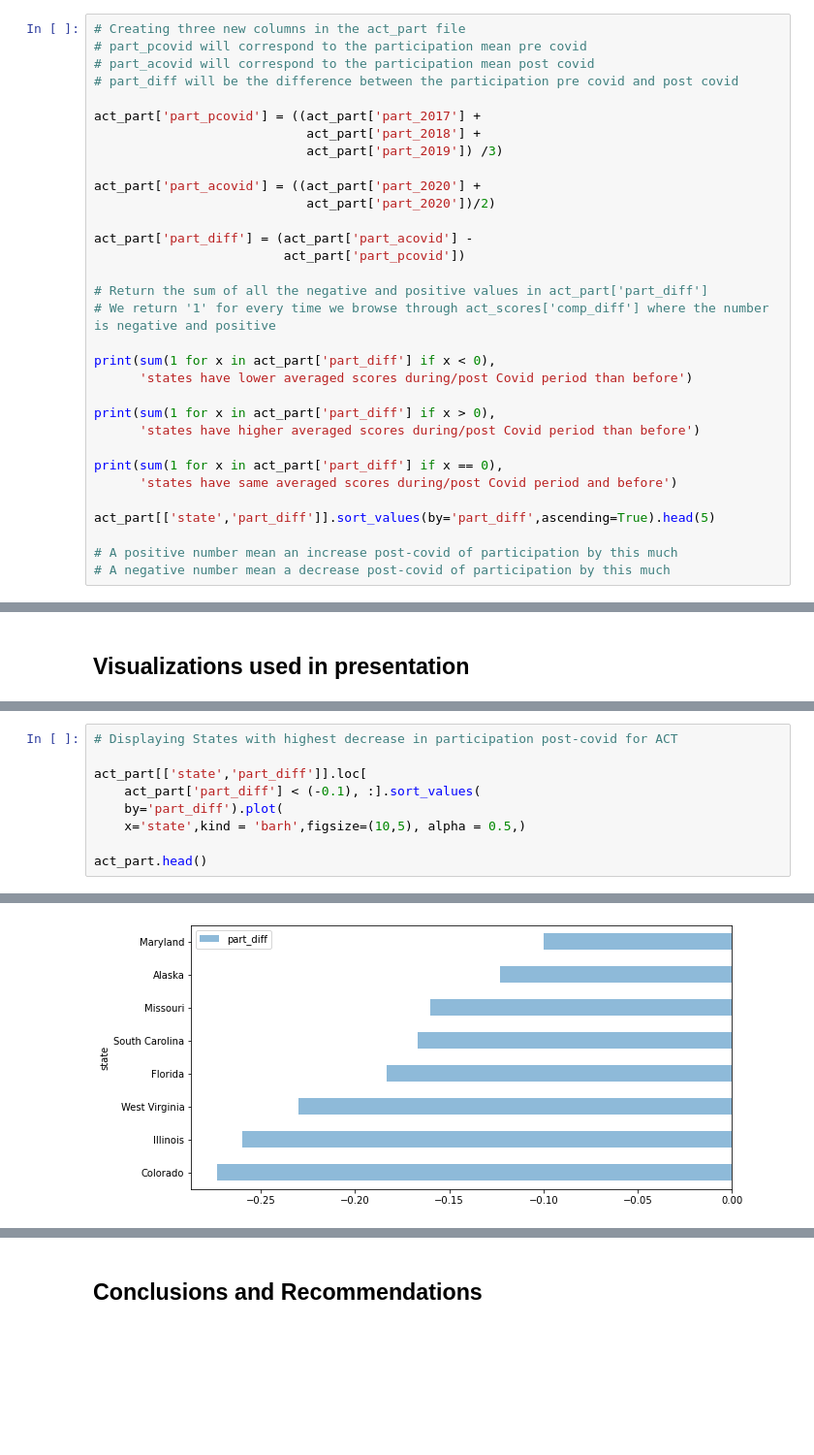
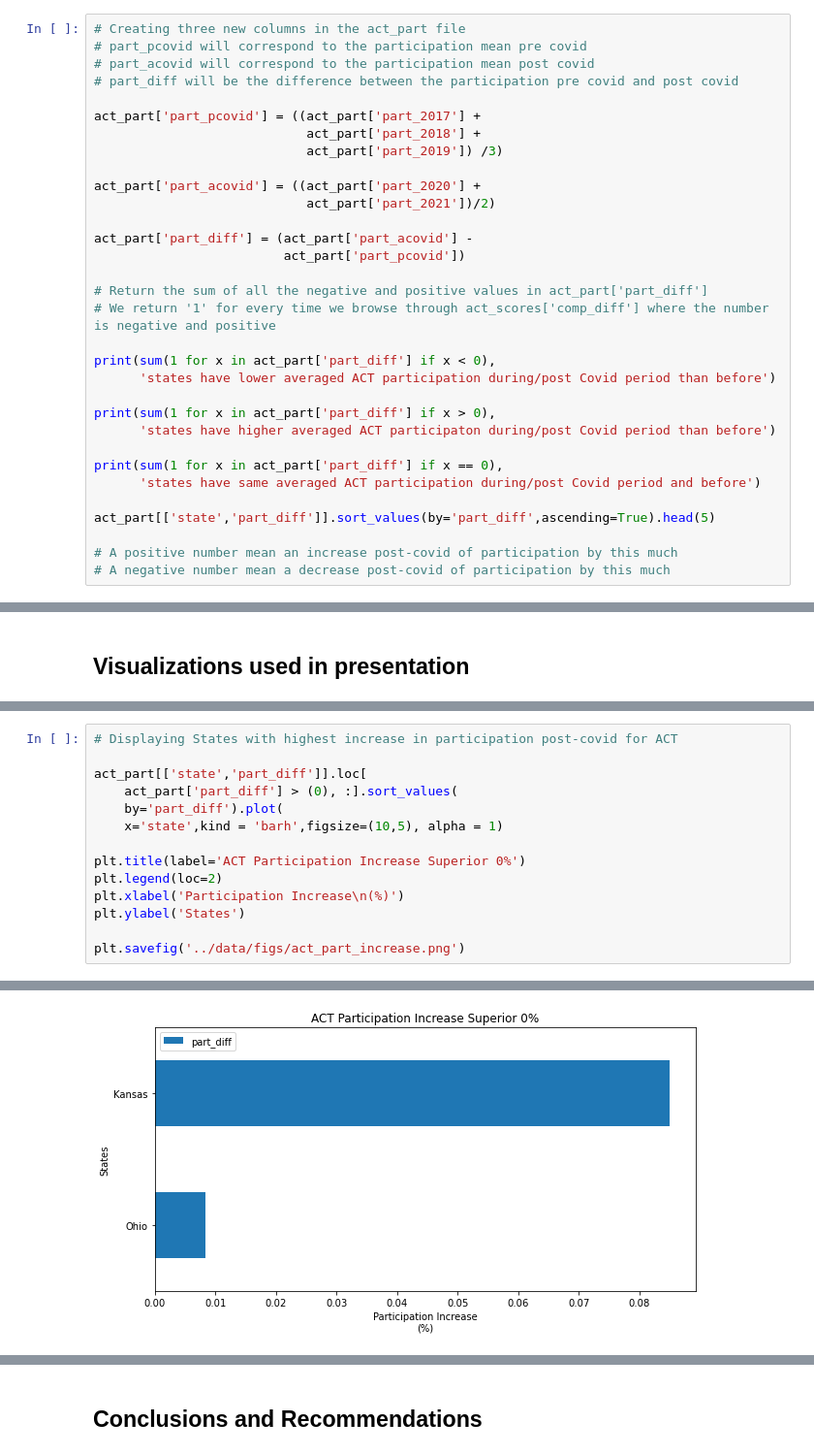
Before and after one commit to FlorianCombelles/GA_DSI33_Projects, a Jupyter notebook: Project_1_ACT_SAT/code/DSI33_FlorianCombelles_Project1.ipynb, the cells around one changed output, grey strips where cells are left out. Shown at 97% size. Cells and saved outputs as stored; diff of their text form; blank space fills up the shorter version.

```diff
--- a/Project_1_ACT_SAT/code/DSI33_FlorianCombelles_Project1.ipynb
+++ b/Project_1_ACT_SAT/code/DSI33_FlorianCombelles_Project1.ipynb
@@ -986,7 +1116,7 @@ act_part['part_pcovid'] = ((act_part['part_2017'] +
                             act_part['part_2019']) /3)
 
 act_part['part_acovid'] = ((act_part['part_2020'] +
-                            act_part['part_2020'])/2)
+                            act_part['part_2021'])/2)
 
 act_part['part_diff'] = (act_part['part_acovid'] -
                          act_part['part_pcovid'])
@@ -995,13 +1125,13 @@ act_part['part_diff'] = (act_part['part_acovid'] -
 # We return '1' for every time we browse through act_scores['comp_diff'] where the number is negative and positive
 
 print(sum(1 for x in act_part['part_diff'] if x < 0),
-      'states have lower averaged scores during/post Covid period than before')
+      'states have lower averaged ACT participation during/post Covid period than before')
 
 print(sum(1 for x in act_part['part_diff'] if x > 0),
-      'states have higher averaged scores during/post Covid period than before')
+      'states have higher averaged ACT participaton during/post Covid period than before')
 
 print(sum(1 for x in act_part['part_diff'] if x == 0),
-      'states have same averaged scores during/post Covid period and before')
+      'states have same averaged ACT participation during/post Covid period and before')
 
 act_part[['state','part_diff']].sort_values(by='part_diff',ascending=True).head(5)
 
@@ -1682,10 +1812,15 @@ We notice that 4 states have had an increase in participation Post-Covid superio
 # %%
-# Displaying States with highest decrease in participation post-covid for ACT
+# Displaying States with highest increase in participation post-covid for ACT
 
 act_part[['state','part_diff']].loc[
-    act_part['part_diff'] < (-0.1), :].sort_values(
+    act_part['part_diff'] > (0), :].sort_values(
     by='part_diff').plot(
-    x='state',kind = 'barh',figsize=(10,5), alpha = 0.5,)
+    x='state',kind = 'barh',figsize=(10,5), alpha = 1)
 
-act_part.head()
+plt.title(label='ACT Participation Increase Superior 0%')
+plt.legend(loc=2)
+plt.xlabel('Participation Increase\n(%)')
+plt.ylabel('States')
+
+plt.savefig('../data/figs/act_part_increase.png')
 # %% [output]
@@ -1698 +1827 @@ act_part.head()
-[figure, old version]
+[figure, new version]
```
Also changed, not shown: parts of 99 cells of this notebook, 10 other files.
